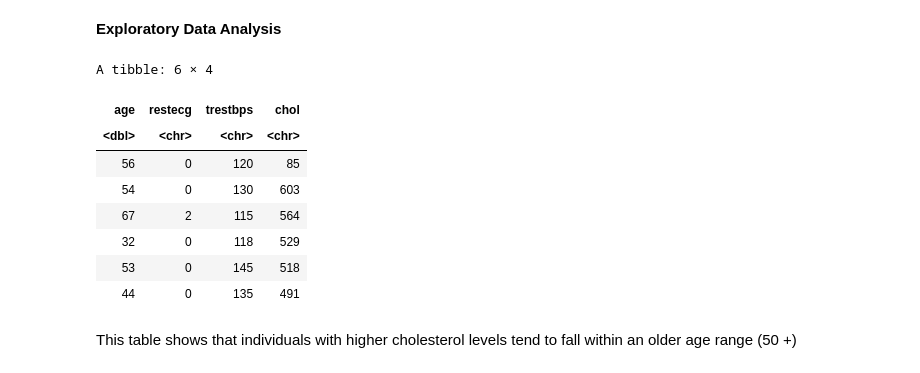
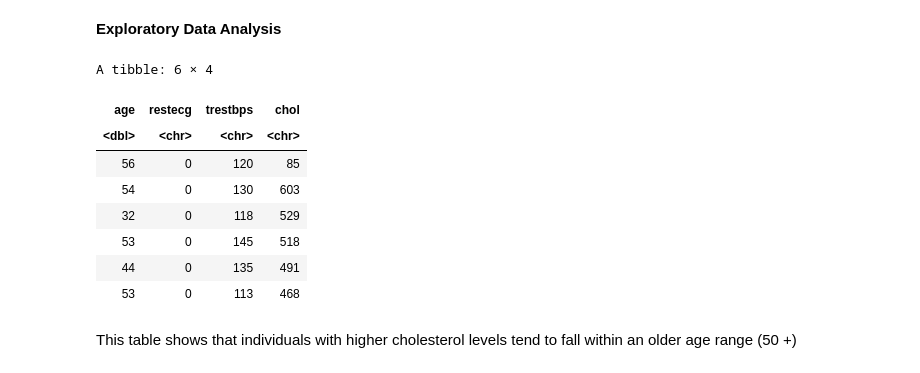
Before and after one commit to klydestad/group_153_project, a Jupyter notebook: group.153.project.report.ipynb, the cells around one changed output. Drawn from its saved outputs; the diff is of its cells as text; code cells hidden in the pictures.

```diff
--- a/group.153.project.report.ipynb
+++ b/group.153.project.report.ipynb
@@ -97,30 +97,31 @@ A tibble: 832 × 4
 **Exploratory Data Analysis**
 # %%
 #in order to make the analysis reproducible:
-set.seed(2000)
+set.seed(0915)
 
 #split the data into testing and training set:
 heart_split <- initial_split(heart_disease_data, prop = 0.75, strata = age)
 heart_train <- training(heart_split)
 heart_test <- testing(heart_split)
 
-#In our exploratory data analysis, we used only three variables as predictors.
-heart_data_high <- heart_train %>%
+#In our exploratory data analysis, we used only three variables as predictors: age, resting electrocardiographic rate,
+#resting blood pressure, and cholesterol levels.
+heart_data_explore <- heart_train %>%
              select(age, restecg, trestbps, chol) %>%
              arrange(desc(chol))
 
 
 head(heart_data_explore)
 # %% [output]
 A tibble: 6 × 4
 | age | restecg | trestbps | chol |
 | <dbl> | <chr> | <chr> | <chr> |
 | 56 | 0 | 120 | 85 |
 | 54 | 0 | 130 | 603 |
-| 67 | 2 | 115 | 564 |
 | 32 | 0 | 118 | 529 |
 | 53 | 0 | 145 | 518 |
 | 44 | 0 | 135 | 491 |
+| 53 | 0 | 113 | 468 |
 # %% [markdown]
 This table shows that individuals with higher cholesterol levels tend to fall within an older age range (50 +)
 # %%
```
Also changed, not shown: parts of 2 cells of this notebook.
